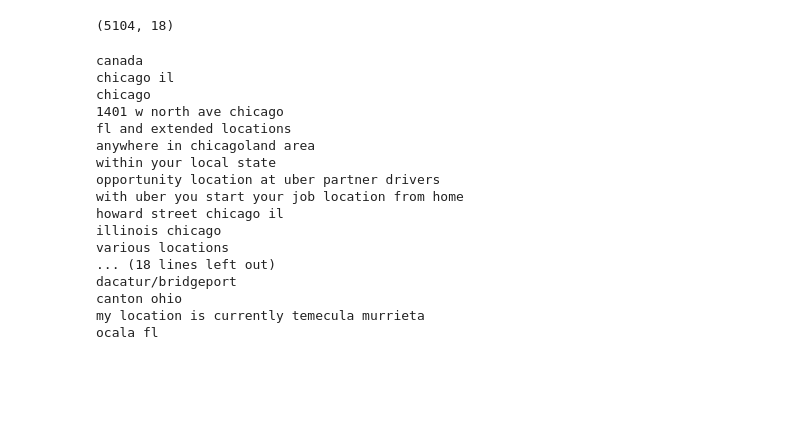
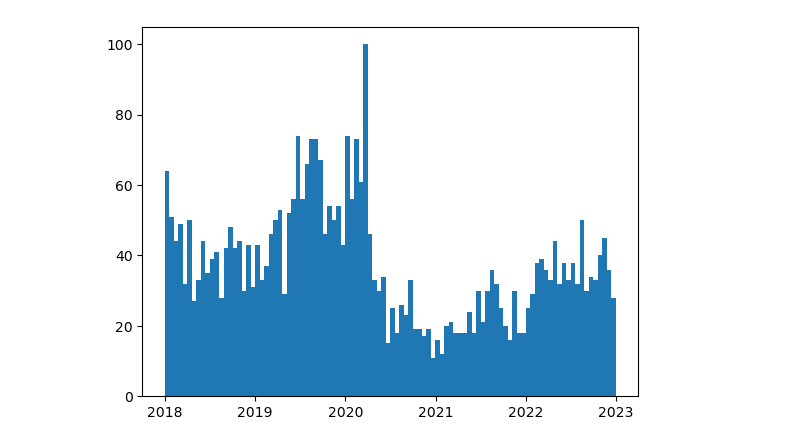
Before and after one commit to sabeyta7/prop22, a Jupyter notebook: Reviews/cleaning.ipynb, the cells around one changed output. Saved outputs shown, nothing was run; the diff lists cells and outputs as text; code cells hidden in the pictures; blank space fills up the shorter version.

```diff
--- a/Reviews/cleaning.ipynb
+++ b/Reviews/cleaning.ipynb
@@ -9,6 +9,10 @@ def clean_location(x):
     if ("ca " in x) or (" ca" in x) or ("california" in x) or ("calif" in x):
         return "ca"
     return x
+def clean_company(x):
+    if "uber" in x:
+        return "uber"
+    return x
 # %%
 paths = ["indeed_uber_reviews.csv", "indeed_Uber-Drivers_reviews.csv",
          "indeed_Ubereats_reviews.csv", "indeed_Lyft_reviews.csv", "indeed_Instacart_reviews.csv",
@@ -20,13 +24,14 @@ for path in paths:
     dataframes.append(_df)
 
 df = pd.concat(dataframes).drop_duplicates().set_index("id").drop(["url", "language"], axis=1)
-df["state"]
 
 df["datetime"] = pd.to_datetime(df["datetime"])
 # create year and month columns
 df['year'] = df['datetime'].dt.year
 df['month'] = df['datetime'].dt.month
 df["state"] = df["state"].apply(clean_location)
+df["company"] = df["company"].apply(clean_company)
+df = df[ (df["year"] > 2017) & (df["year"] < 2023)]
 # %%
 state_filter = ["ca", "san francisco", "nuevo león", "san jose", "san diego", "fresno",
                 "southern calif", "sacramento", "los angeles", "san francisco bay area", "bay area",
@@ -37,6 +42,6 @@ df.to_csv("indeed_reviews_ca.csv", index=False)
-# %%
-df.shape
-# %% [output]
-(5104, 18)
 # %%
 df.to_csv("indeed_reviews.csv")
+plt.hist(df["datetime"], bins=100)
+plt.show()
+# %% [output]
+[figure, added]
@@ -45,21 +52,3 @@ for i in df["state"].unique():
     if type(i) == str:
         if i not in state_filter and len(i) > 2 and "ca" in i:
             print(i)
-# %% [output]
-canada
-chicago il
-chicago
-1401 w north ave chicago
-fl and extended locations
-anywhere in chicagoland area
-within your local state
-opportunity location at uber partner drivers
-with uber you start your job location from home
-howard street chicago il
-illinois chicago
-various locations
-... (18 lines left out)
-dacatur/bridgeport
-canton ohio
-my location is currently temecula murrieta
-ocala fl
```
Also changed, not shown: parts of 4 cells of this notebook, 2 other files.
